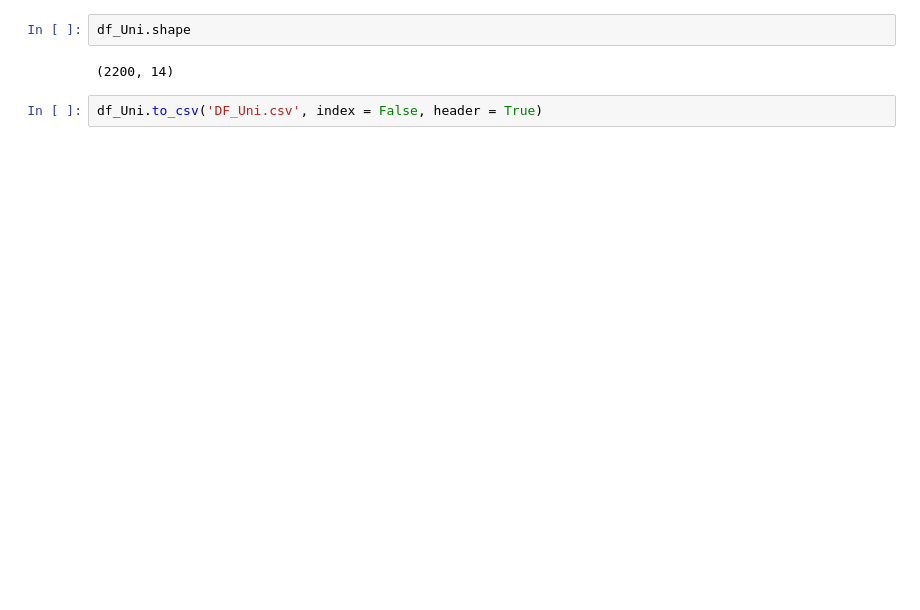
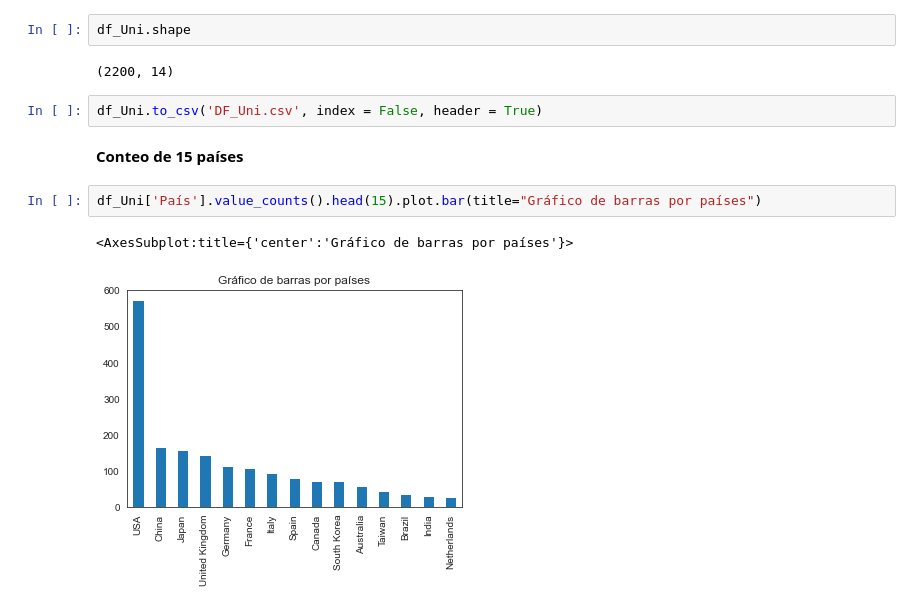
Before and after one commit to EmmanuelGalvan/MineriaDatos, a Jupyter notebook: Archivos/Practica de limpieza/Visualizacion_Equipo9.ipynb, the cells around one changed output. Cells and saved outputs as stored; diff of their text form; blank space fills up the shorter version.

Commit message:
Gráficos 3era base
Agregue algunos gráficos a la base de las universidades

```diff
--- a/Archivos/Practica de limpieza/Visualizacion_Equipo9.ipynb
+++ b/Archivos/Practica de limpieza/Visualizacion_Equipo9.ipynb
@@ -499,3 +500,10 @@ df_Uni.shape
 (2200, 14)
 # %%
 df_Uni.to_csv('DF_Uni.csv', index = False, header = True)
+# %% [markdown]
+**Conteo de 15 países**
+# %%
+df_Uni['País'].value_counts().head(15).plot.bar(title="Gráfico de barras por países")
+# %% [output]
+<AxesSubplot:title={'center':'Gráfico de barras por países'}>
+[figure, added]
```
Also changed, not shown: parts of 21 cells of this notebook, 1 other file.
